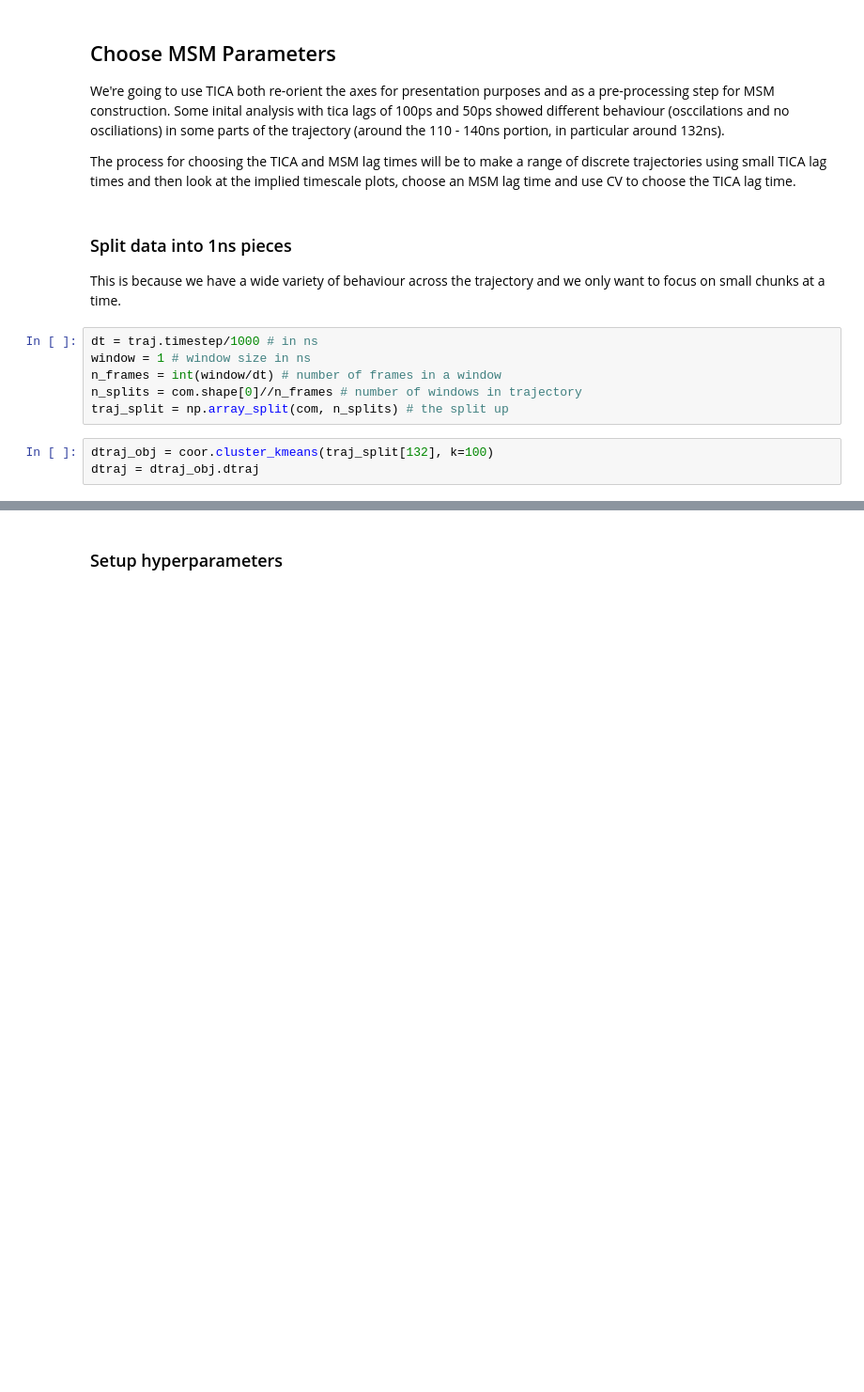
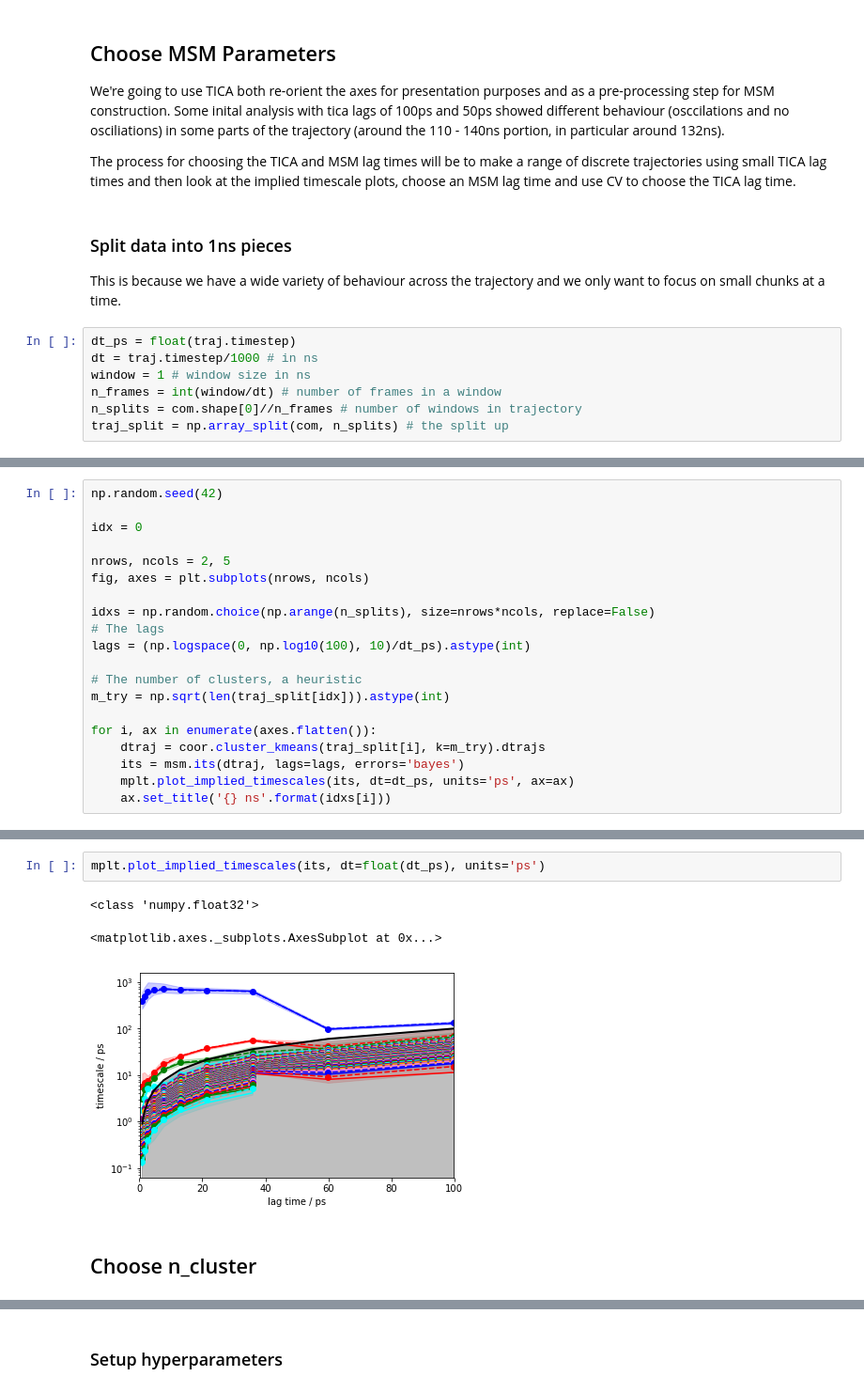
Before and after one commit to RobertArbon/water_diffusion, a Jupyter notebook: choose_msm_m_and_tica.ipynb, the cells around one changed output, grey strips where cells are left out. Shown at 94% size. Saved outputs shown, nothing was run; the diff lists cells and outputs as text; blank space fills up the shorter version.

```diff
--- a/choose_msm_m_and_tica.ipynb
+++ b/choose_msm_m_and_tica.ipynb
@@ -49,11 +66,9 @@ The process for choosing the TICA and MSM lag times will be to make a range of d
 
 This is because we have a wide variety of behaviour across the trajectory and we only want to focus on small chunks at a time.
 # %%
+dt_ps = float(traj.timestep)
 dt = traj.timestep/1000 # in ns
 window = 1 # window size in ns
 n_frames = int(window/dt) # number of frames in a window
 n_splits = com.shape[0]//n_frames # number of windows in trajectory
 traj_split = np.array_split(com, n_splits) # the split up
-# %%
-dtraj_obj = coor.cluster_kmeans(traj_split[132], k=100)
-dtraj = dtraj_obj.dtraj
@@ -61,0 +77,20 @@ NameError: name 'traj_split' is not defined
+# %%
+np.random.seed(42)
+
+idx = 0
+
+nrows, ncols = 2, 5
+fig, axes = plt.subplots(nrows, ncols)
+
+idxs = np.random.choice(np.arange(n_splits), size=nrows*ncols, replace=False)
+# The lags
+lags = (np.logspace(0, np.log10(100), 10)/dt_ps).astype(int)
+
+# The number of clusters, a heuristic
+m_try = np.sqrt(len(traj_split[idx])).astype(int)
+
+for i, ax in enumerate(axes.flatten()):
+    dtraj = coor.cluster_kmeans(traj_split[i], k=m_try).dtrajs
+    its = msm.its(dtraj, lags=lags, errors='bayes')
+    mplt.plot_implied_timescales(its, dt=dt_ps, units='ps', ax=ax)
+    ax.set_title('{} ns'.format(idxs[i]))
@@ -61,0 +111,8 @@ NameError: name 'traj_split' is not defined
+# %%
+mplt.plot_implied_timescales(its, dt=float(dt_ps), units='ps')
+# %% [output]
+<class 'numpy.float32'>
+<matplotlib.axes._subplots.AxesSubplot at 0x...>
+[figure, added]
+# %% [markdown]
+## Choose n_cluster
```
Also changed, not shown: parts of 9 cells of this notebook, 3 other files.
